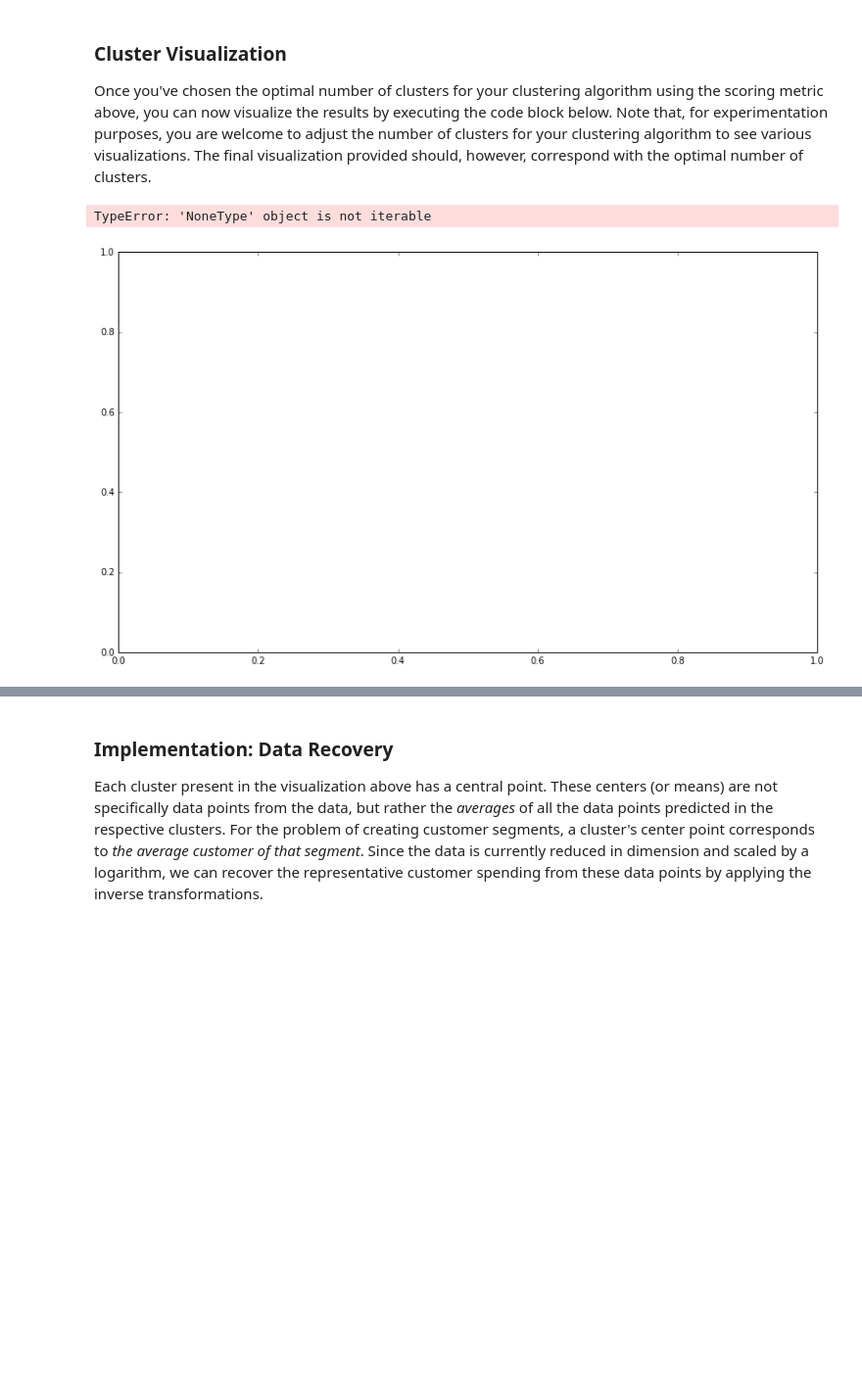
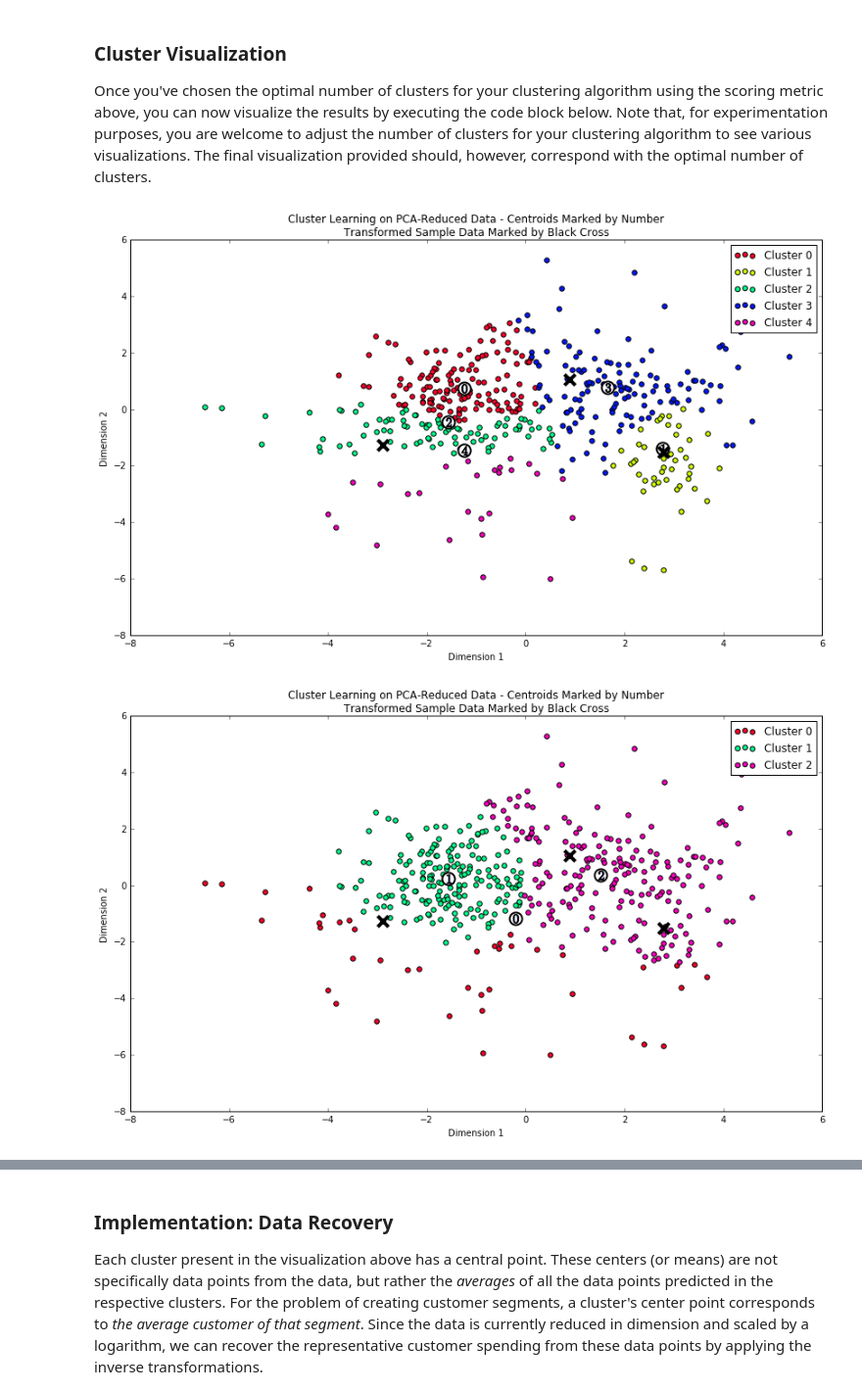
Before and after one commit to zelca/udacity-nd009-projects, a Jupyter notebook: projects/creating_customer_segments/customer_segments.ipynb, the cells around one changed output, grey strips where cells are left out. Shown at 98% size. Saved outputs shown, nothing was run; the diff lists cells and outputs as text; code cells hidden in the pictures; blank space fills up the shorter version.

```diff
--- a/projects/creating_customer_segments/customer_segments.ipynb
+++ b/projects/creating_customer_segments/customer_segments.ipynb
@@ -399,10 +405,13 @@ In the code block below, you will need to implement the following:
  - Import sklearn.metrics.silhouette_score and calculate the silhouette score of `reduced_data` against `preds`.
    - Assign the silhouette score to `score` and print the result.
 # %%
-from from sklearn.mixture import GMM
+from sklearn.mixture import GMM
+from sklearn.metrics import silhouette_score
 
-def silhouette_score(k, data)
-    '''Calculates silhouette score for given number of clusters'''
+def calc_silhouette_score(k, data, data_samples):
+    '''Calculates silhouette score for given number of clusters.
+       Returns score together with predictions made.
+    '''
 
     # Apply your clustering algorithm of choice to the reduced data
     clusterer = GMM(n_components=k).fit(data)
@@ -410,16 +419,18 @@ def silhouette_score(k, data)
     # Predict the cluster for each data point
     preds = clusterer.predict(data)
 
-    # TODO: Find the cluster centers
-    centers = None
+    # Find the cluster centers
+    centers = clusterer.means_
 
-    # TODO: Predict the cluster for each transformed sample data point
-    sample_preds = None
+    # Predict the cluster for each transformed sample data point
+    sample_preds = clusterer.predict(data_samples)
 
-    # TODO: Calculate the mean silhouette coefficient for the number of clusters chosen
-    score = None
+    # Calculate the mean silhouette coefficient for the number of clusters chosen
+    score = silhouette_score(data, preds)
 
-    return score
+    return score, preds, sample_preds, centers
 
-for k in 1..10:
-    print "silhouette score for ", k, "clusters:", silhouette_score(k)
+print "Silhouette score for:"
+for k in [2, 3, 4, 6, 8]:
+    score, _, _, _ = calc_silhouette_score(k, reduced_data, pca_samples)
+    print "- **", k, "** clusters:", score
@@ -432,8 +457,14 @@ for k in 1..10:
 ### Cluster Visualization
 Once you've chosen the optimal number of clusters for your clustering algorithm using the scoring metric above, you can now visualize the results by executing the code block below. Note that, for experimentation purposes, you are welcome to adjust the number of clusters for your clustering algorithm to see various visualizations. The final visualization provided should, however, correspond with the optimal number of clusters.
 # %%
-# Display the results of the clustering from implementation
-rs.cluster_results(reduced_data, preds, centers, pca_samples)
+def display_clustering_result(k, data, data_samples):
+    '''Display the results of the clustering from implementation'''
+
+    _, preds, _, centers = calc_silhouette_score(k, data, data_samples)
+    rs.cluster_results(data, preds, centers, data_samples)
+
+for k in [5,3,2]:
+    display_clustering_result(k, reduced_data, pca_samples)
 # %% [output]
-TypeError: 'NoneType' object is not iterable
-[figure, old version]
+[figure, new version]
+[figure, added]
```
Also changed, not shown: parts of 15 cells of this notebook.
